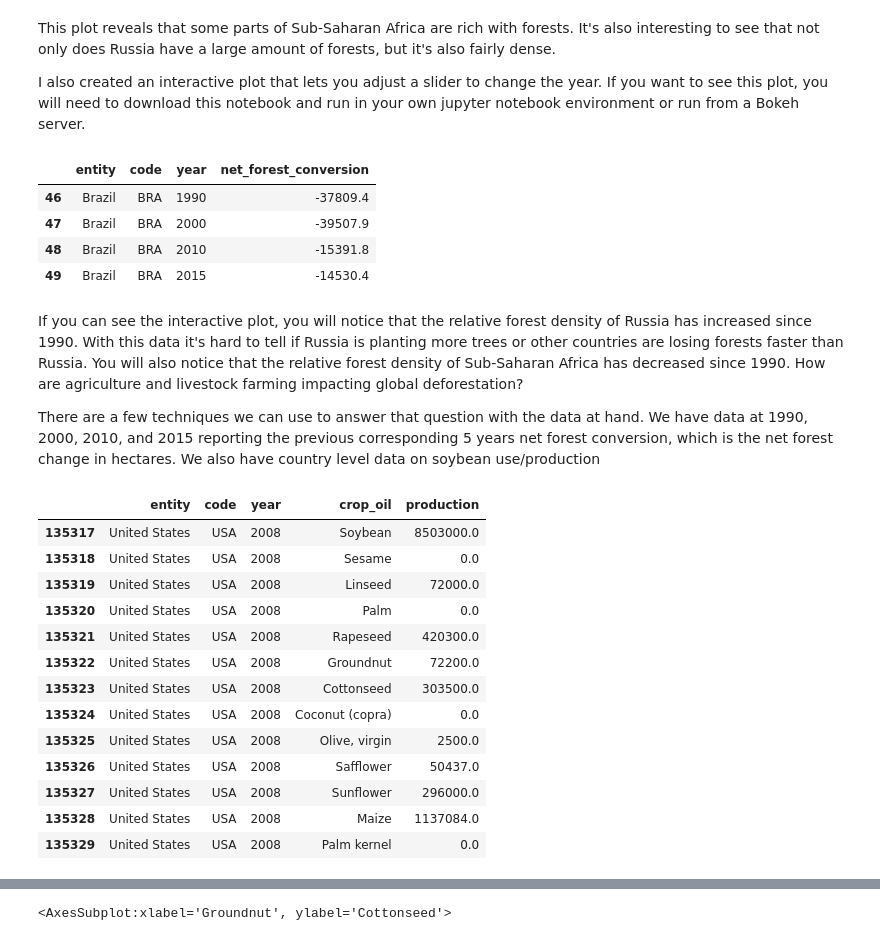
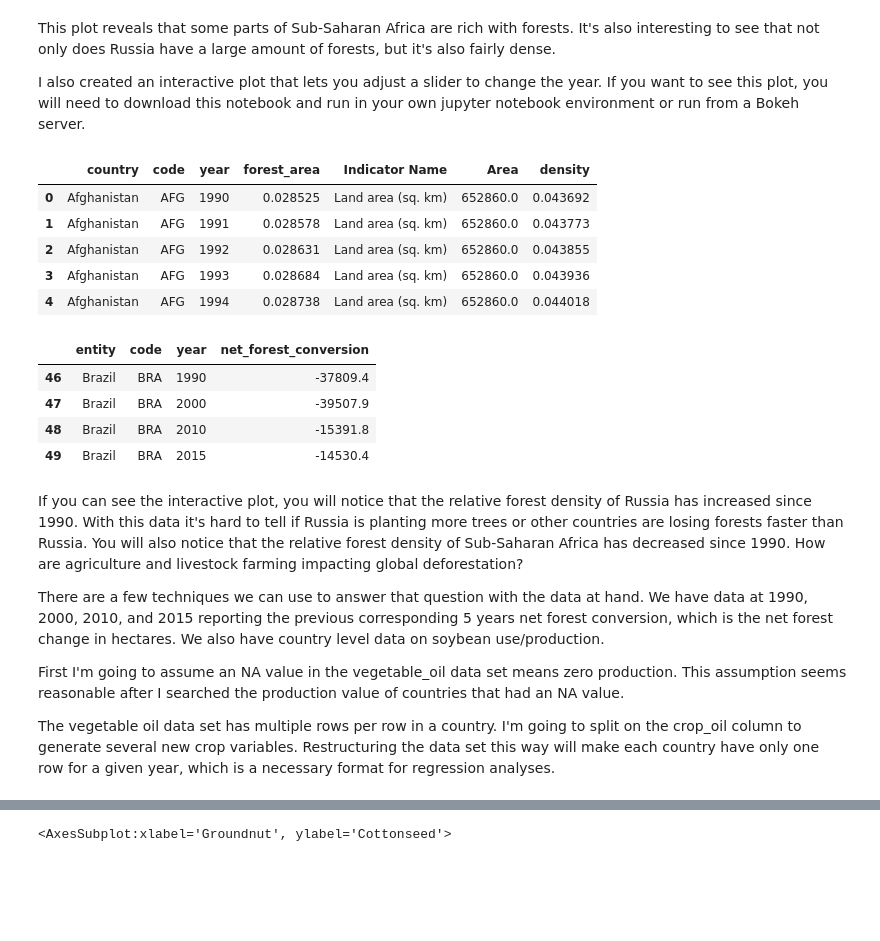
Before and after one commit to jshamsho/Python-Practice, a Jupyter notebook: forests/forests.ipynb, the cells around one changed output, grey strips where cells are left out. Drawn from its saved outputs; the diff is of its cells as text; code cells hidden in the pictures; blank space fills up the shorter version.

```diff
--- a/forests/forests.ipynb
+++ b/forests/forests.ipynb
@@ -243,3 +241,12 @@ show(app, notebook_url='http://localhost:8889')
+# %%
+forest_density.head()
+# %% [output]
+|  | country | code | year | forest_area | Indicator Name | Area | density |
+| 0 | Afghanistan | AFG | 1990 | 0.028525 | Land area (sq. km) | 652860.0 | 0.043692 |
+| 1 | Afghanistan | AFG | 1991 | 0.028578 | Land area (sq. km) | 652860.0 | 0.043773 |
+| 2 | Afghanistan | AFG | 1992 | 0.028631 | Land area (sq. km) | 652860.0 | 0.043855 |
+| 3 | Afghanistan | AFG | 1993 | 0.028684 | Land area (sq. km) | 652860.0 | 0.043936 |
+| 4 | Afghanistan | AFG | 1994 | 0.028738 | Land area (sq. km) | 652860.0 | 0.044018 |
 # %%
 # In km sq units
 forest['net_forest_conversion'] = forest['net_forest_conversion'] / 100
@@ -254,22 +261,8 @@ forest[forest['entity'] == 'Brazil']
 # %% [markdown]
 If you can see the interactive plot, you will notice that the relative forest density of Russia has increased since 1990. With this data it's hard to tell if Russia is planting more trees or other countries are losing forests faster than Russia. You will also notice that the relative forest density of Sub-Saharan Africa has decreased since 1990. How are agriculture and livestock farming impacting global deforestation?
 
-There are a few techniques we can use to answer that question with the data at hand. We have data at 1990, 2000, 2010, and 2015 reporting the previous corresponding 5 years net forest conversion, which is the net forest change in hectares. We also have country level data on soybean use/production
+There are a few techniques we can use to answer that question with the data at hand. We have data at 1990, 2000, 2010, and 2015 reporting the previous corresponding 5 years net forest conversion, which is the net forest change in hectares. We also have country level data on soybean use/production.
+
+First I'm going to assume an NA value in the vegetable_oil data set means zero production. This assumption seems reasonable after I searched the production value of countries that had an NA value.
+
+The vegetable oil data set has multiple rows per row in a country. I'm going to split on the crop_oil column to generate several new crop variables. Restructuring the data set this way will make each country have only one row for a given year, which is a necessary format for regression analyses.
-# %%
-vegetable_oil = vegetable_oil.fillna(0)
-vegetable_oil[np.logical_and(vegetable_oil['code'] == 'USA', vegetable_oil['year'] == 2008)]
-# %% [output]
-|  | entity | code | year | crop_oil | production |
-| 135317 | United States | USA | 2008 | Soybean | 8503000.0 |
-| 135318 | United States | USA | 2008 | Sesame | 0.0 |
-| 135319 | United States | USA | 2008 | Linseed | 72000.0 |
-| 135320 | United States | USA | 2008 | Palm | 0.0 |
-| 135321 | United States | USA | 2008 | Rapeseed | 420300.0 |
-| 135322 | United States | USA | 2008 | Groundnut | 72200.0 |
-| 135323 | United States | USA | 2008 | Cottonseed | 303500.0 |
-| 135324 | United States | USA | 2008 | Coconut (copra) | 0.0 |
-| 135325 | United States | USA | 2008 | Olive, virgin | 2500.0 |
-| 135326 | United States | USA | 2008 | Safflower | 50437.0 |
-| 135327 | United States | USA | 2008 | Sunflower | 296000.0 |
-| 135328 | United States | USA | 2008 | Maize | 1137084.0 |
-| 135329 | United States | USA | 2008 | Palm kernel | 0.0 |
```
Also changed, not shown: parts of 8 cells of this notebook.
